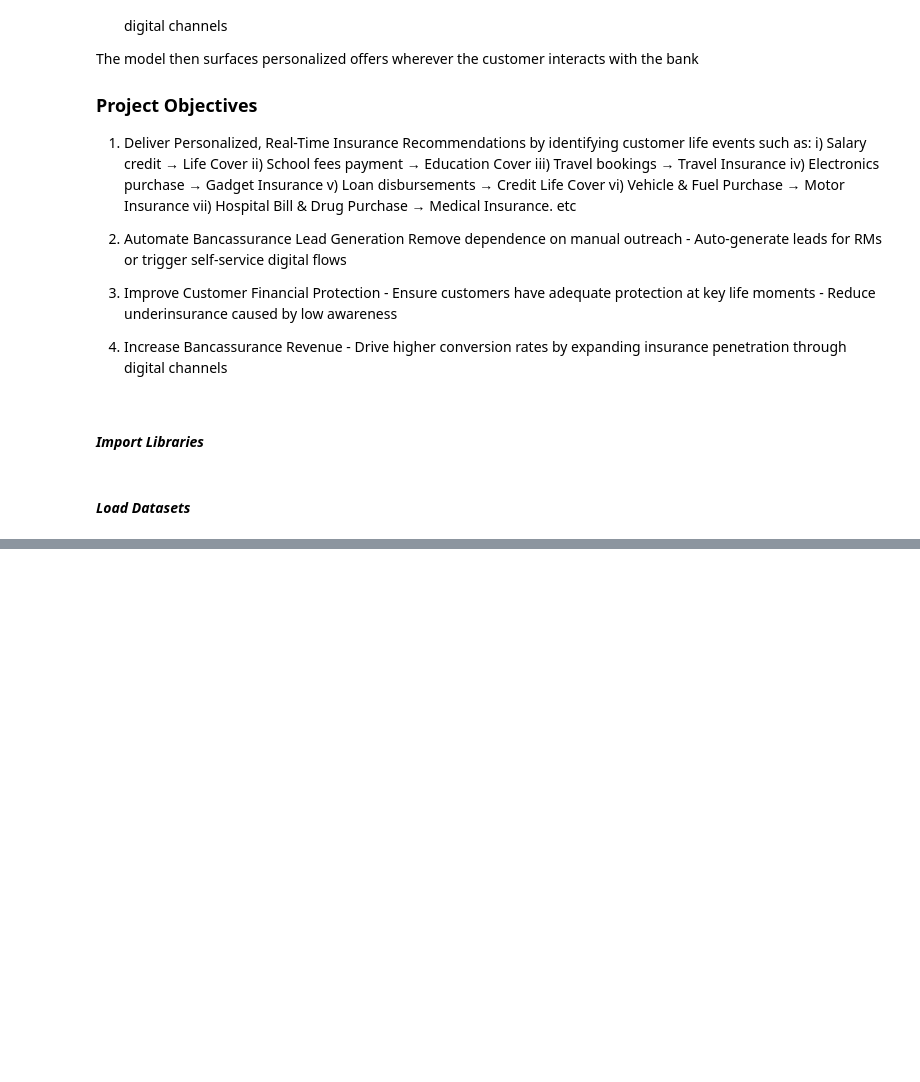
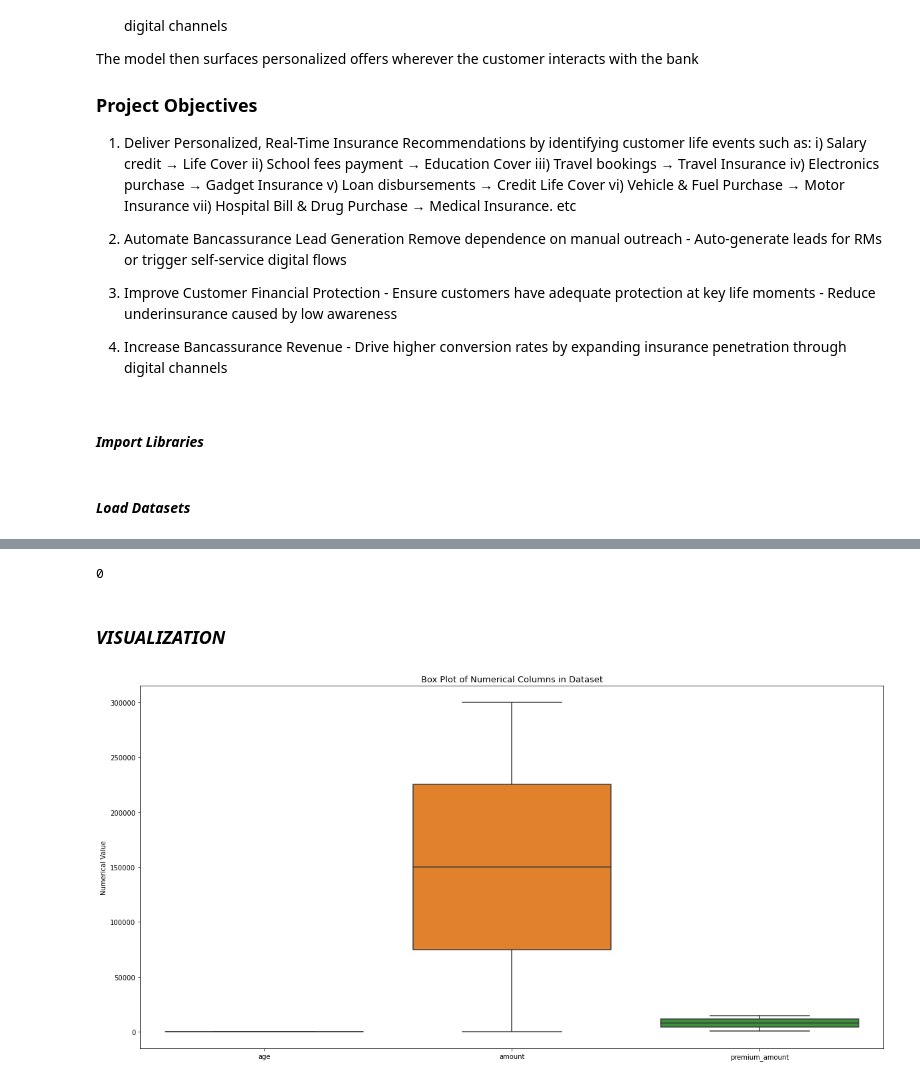
Before and after one commit to IrunguShawn/Bima-AI, a Jupyter notebook: Index.ipynb, the cells around one changed output, grey strips where cells are left out. Cells and saved outputs as stored; diff of their text form; code cells hidden in the pictures; blank space fills up the shorter version.

```diff
--- a/Index.ipynb
+++ b/Index.ipynb
@@ -97,0 +355,10 @@ warnings.filterwarnings('ignore')
+# %%
+# clean numeric predictors
+# convert all numeric safely
+# fill missing numerics with median
+
+num_cols = ['age', 'amount','premium_amount']
+
+for col in num_cols:
+    X[col] = pd.to_numeric(X[col], errors='coerce')
+    X[col] = X[col].fillna(X[col].median())
@@ -97,0 +380,3 @@ warnings.filterwarnings('ignore')
+# %%
+# Remove Duplicates
+X=X.drop_duplicates()
@@ -97,0 +415,22 @@ warnings.filterwarnings('ignore')
+# %%
+X['income_band'].isna().sum()
+# %% [output]
+0
+# %%
+# Dealing with missing values in categorical features
+
+observed = X['income_band'].value_counts(normalize=True)
+X['income_band'] = X['income_band'].fillna(
+    pd.Series(np.random.choice(observed.index, size=X['income_band'].isna().sum(), p=observed.values))
+)
+
+X['income_band']= X['income_band'].fillna('Vary')
+X['customer_segment']= X['customer_segment'].fillna('Gold')
+X['occupation']= X['occupation'].fillna('Labourer')
+X['city']= X['city'].fillna('Thika Road')
+X['kyc_risk_rating']= X['kyc_risk_rating'].fillna('Low')
+X['category']= X['category'].fillna('Personal')
+X['channel']= X['channel'].fillna('App')
+# %%
+mapping = {'Mass': 'Go Banking', 'Affluent': 'Platinum', 'Sme': 'SME'}
+X['customer_segment']= X['customer_segment'].replace(mapping)
@@ -97,0 +441,12 @@ warnings.filterwarnings('ignore')
+# %% [markdown]
+### _VISUALIZATION_
+# %%
+# Plotting box plots of numerical columns - num_cols
+plt.figure(figsize=(20, 10))
+sns.boxplot(data=[X[col] for col in num_cols])
+plt.title("Box Plot of Numerical Columns in Dataset", fontsize=13)
+plt.ylabel("Numerical Value")
+plt.xticks(range(0,3), num_cols)
+plt.show()
+# %% [output]
+[figure, added]
```
Also changed, not shown: parts of 82 cells of this notebook, 5 other files.
